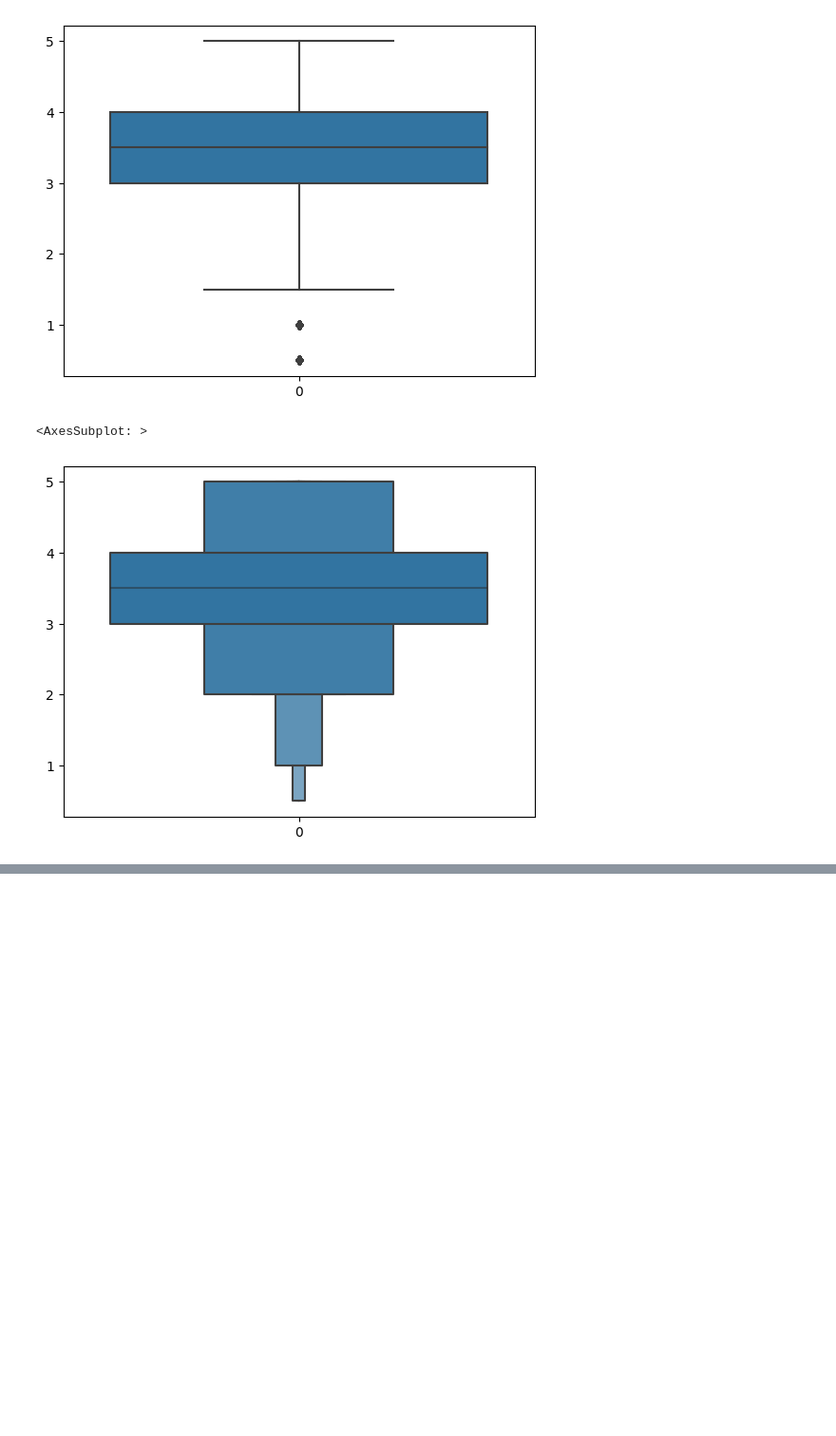
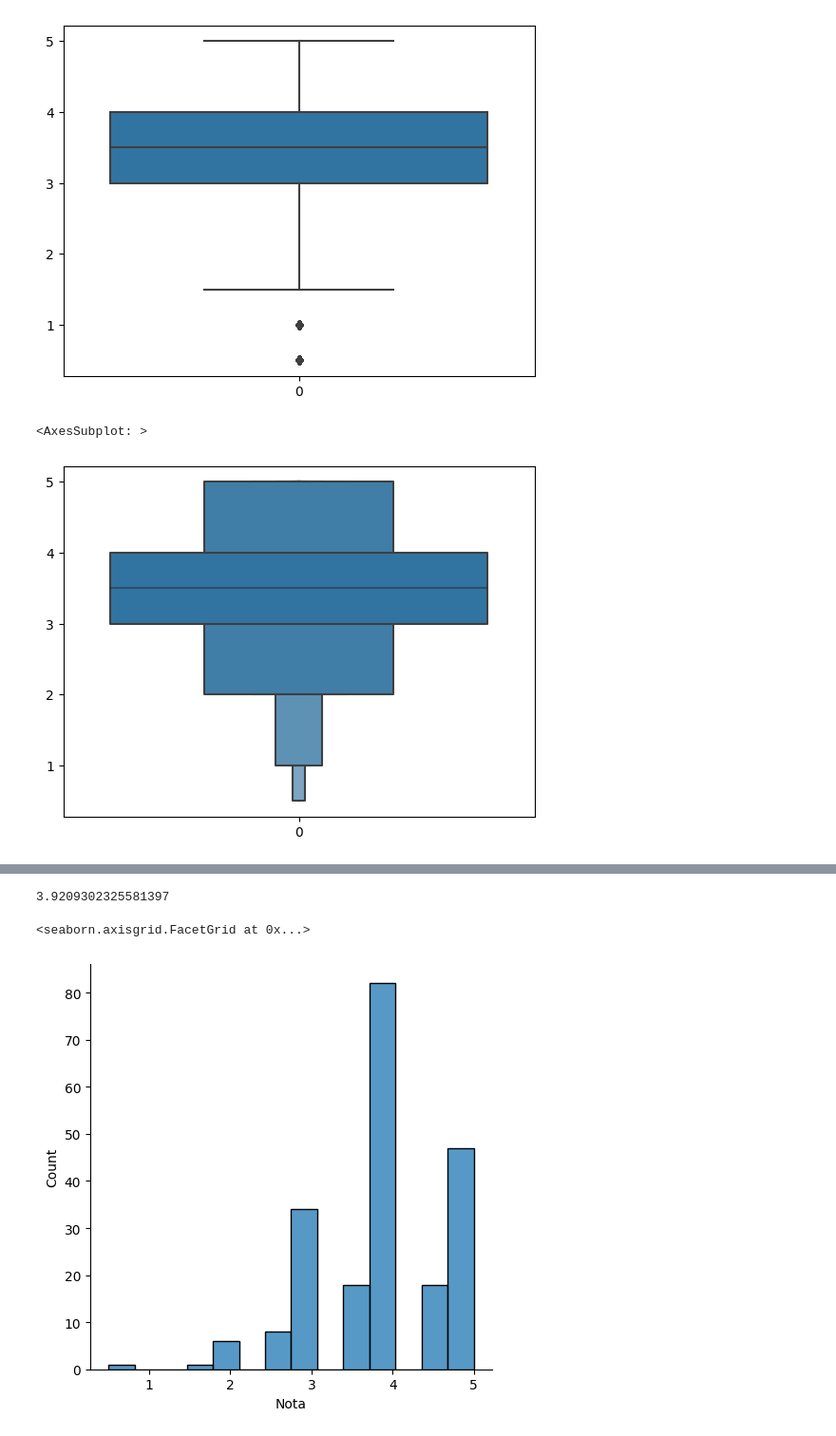
Before and after one commit to DevLuizP/Introducao_DataScience, a Jupyter notebook: Introducao.ipynb, the cells around one changed output, grey strips where cells are left out. Shown: that part at 95% size. Drawn from its saved outputs; the diff is of its cells as text; code cells hidden in the pictures; blank space fills up the shorter version.

```diff
--- a/Introducao.ipynb
+++ b/Introducao.ipynb
@@ -167,0 +175,11 @@ sns.boxenplot(nota.Nota)
+# %%
+notas.query('FilmeID==1').Nota.mean()
+# %% [output]
+3.9209302325581397
+# %%
+histograma = notas.query('FilmeID==1').Nota
+# %%
+sns.displot(histograma)
+# %% [output]
+<seaborn.axisgrid.FacetGrid at 0x...>
+[figure, added]
```
Also changed, not shown: parts of 22 cells of this notebook.
